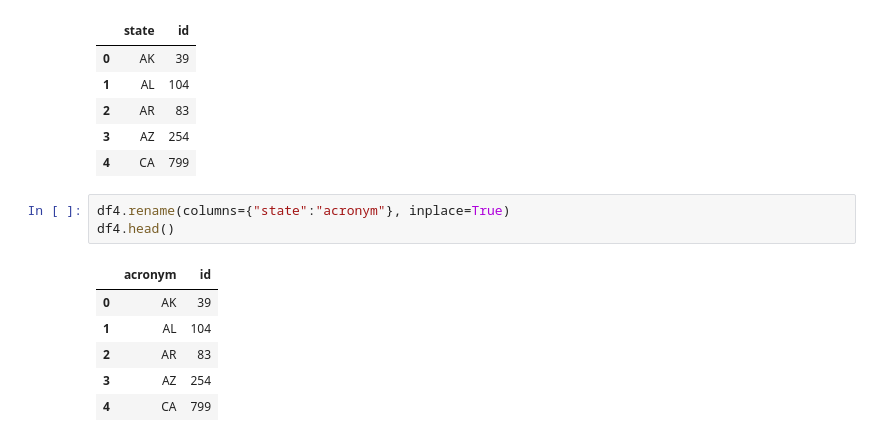
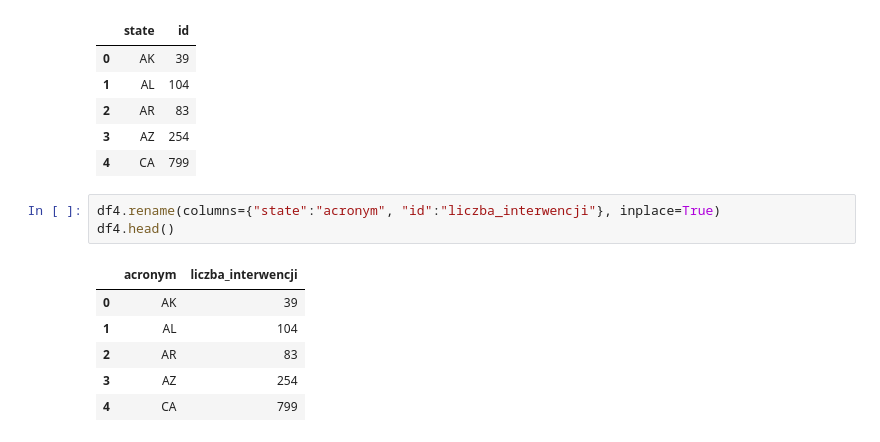
Before and after one commit to lukpytlewski/przestepczosc, a Jupyter notebook: przestepczosc.ipynb, the cells around one changed output. Drawn from its saved outputs; the diff is of its cells as text.

```diff
--- a/przestepczosc.ipynb
+++ b/przestepczosc.ipynb
@@ -226,10 +225,10 @@ df4.head()
 | 3 | AZ | 254 |
 | 4 | CA | 799 |
 # %%
-df4.rename(columns={"state":"acronym"}, inplace=True)
+df4.rename(columns={"state":"acronym", "id":"liczba_interwencji"}, inplace=True)
 df4.head()
 # %% [output]
-|  | acronym | id |
+|  | acronym | liczba_interwencji |
 | 0 | AK | 39 |
 | 1 | AL | 104 |
 | 2 | AR | 83 |
```
Also changed, not shown: parts of 9 cells of this notebook.
